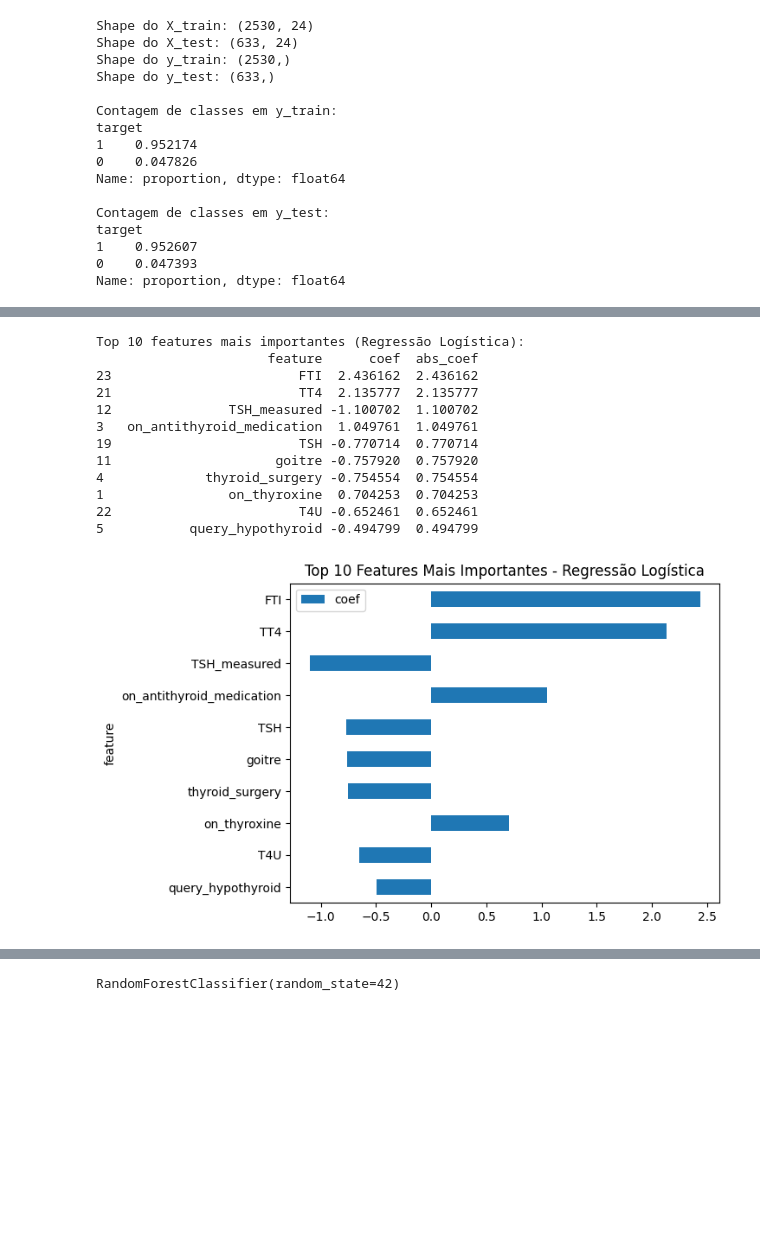
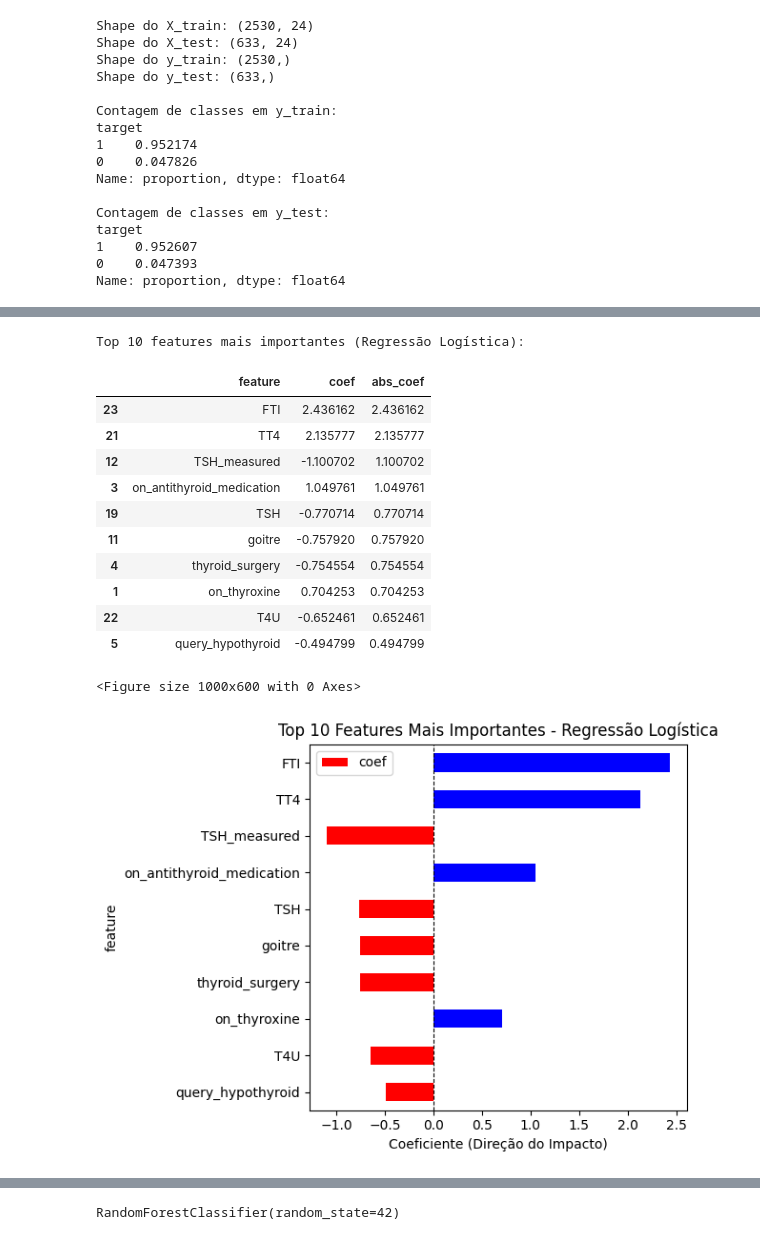
Before and after one commit to mvaraujo1977/TechCahllenge_Tireoide, a Jupyter notebook: model_tireoide.ipynb, the cells around one changed output, grey strips where cells are left out. Cells and saved outputs as stored; diff of their text form; code cells hidden in the pictures; blank space fills up the shorter version.

```diff
--- a/model_tireoide.ipynb
+++ b/model_tireoide.ipynb
@@ -518,48 +651,54 @@ Name: proportion, dtype: float64
 # %%
 import pandas as pd
 import numpy as np
+import matplotlib.pyplot as plt
 
 # Pegar coeficientes
 coef = log_model.coef_[0]
 
 # Criar DataFrame
 feat_importance_log = pd.DataFrame({
     'feature': X_train.columns,
     'coef': coef,
     'abs_coef': np.abs(coef)
 })
 
 # Ordenar por importância (valor absoluto)
 feat_importance_log = feat_importance_log.sort_values(by='abs_coef', ascending=False)
 
-print("\nTop 10 features mais importantes (Regressão Logística):")
-print(feat_importance_log.head(10))
+print("Top 10 features mais importantes (Regressão Logística):")
+display(feat_importance_log.head(10))
+
+top10 = feat_importance_log.head(10).copy()
+
+# Inverter para visualização (mais importante no topo do gráfico de barras horizontais)
+top10 = top10.sort_values(by='abs_coef', ascending=True)
+
+plt.figure(figsize=(10, 6))
+top10.plot(
+    x='feature',
+    y='coef',
+    kind='barh',
+    color=['red' if c < 0 else 'blue' for c in top10['coef']]
+)
+
+plt.title('Top 10 Features Mais Importantes - Regressão Logística')
+plt.axvline(0, color='black', linestyle='--', linewidth=0.8)
+plt.xlabel('Coeficiente (Direção do Impacto)')
+plt.tight_layout()
+plt.show()
 # %% [output]
 Top 10 features mais importantes (Regressão Logística):
-                      feature      coef  abs_coef
-23                        FTI  2.436162  2.436162
-21                        TT4  2.135777  2.135777
-12               TSH_measured -1.100702  1.100702
-3   on_antithyroid_medication  1.049761  1.049761
-19                        TSH -0.770714  0.770714
-11                     goitre -0.757920  0.757920
-4             thyroid_surgery -0.754554  0.754554
-1                on_thyroxine  0.704253  0.704253
-22                        T4U -0.652461  0.652461
-5           query_hypothyroid -0.494799  0.494799
+|  | feature | coef | abs_coef |
+| 23 | FTI | 2.436162 | 2.436162 |
+| 21 | TT4 | 2.135777 | 2.135777 |
+| 12 | TSH_measured | -1.100702 | 1.100702 |
+| 3 | on_antithyroid_medication | 1.049761 | 1.049761 |
+| 19 | TSH | -0.770714 | 0.770714 |
+| 11 | goitre | -0.757920 | 0.757920 |
+| 4 | thyroid_surgery | -0.754554 | 0.754554 |
+| 1 | on_thyroxine | 0.704253 | 0.704253 |
+| 22 | T4U | -0.652461 | 0.652461 |
+| 5 | query_hypothyroid | -0.494799 | 0.494799 |
+<Figure size 1000x600 with 0 Axes>
+[figure, added]
-# %%
-top10 = feat_importance_log.sort_values(by='abs_coef', ascending=False).head(10)
-
-# inverter só pra visualização (mais importante no topo)
-top10 = top10.sort_values(by='abs_coef', ascending=True)
-
-top10.plot(
-    x='feature',
-    y='coef',  # mantém coef pra mostrar direção
-    kind='barh'
-)
-
-plt.title('Top 10 Features Mais Importantes - Regressão Logística')
-plt.show()
-# %% [output]
-[figure, removed]
```
Also changed, not shown: parts of 9 cells of this notebook.
